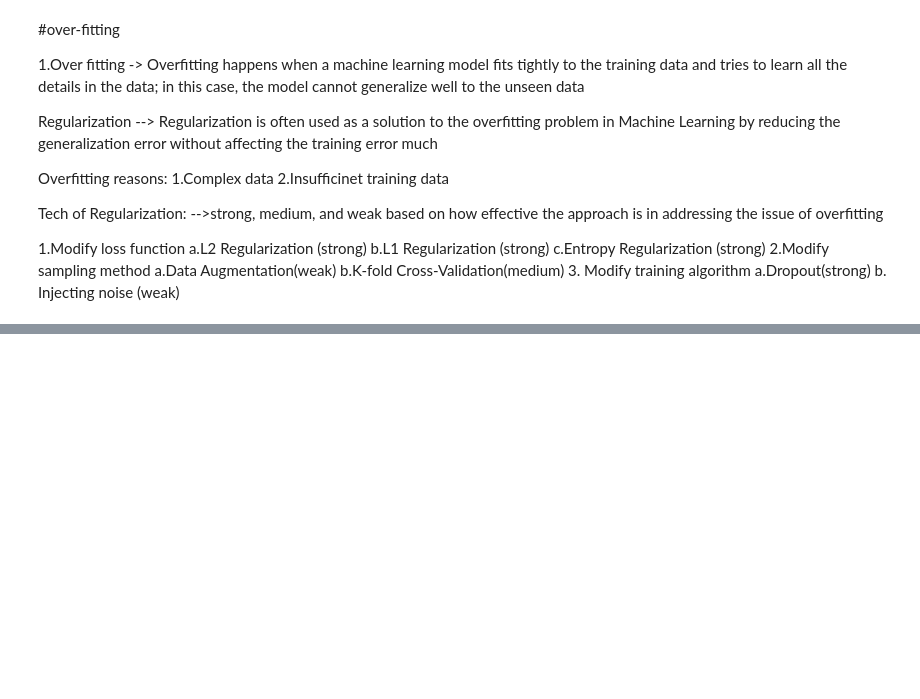
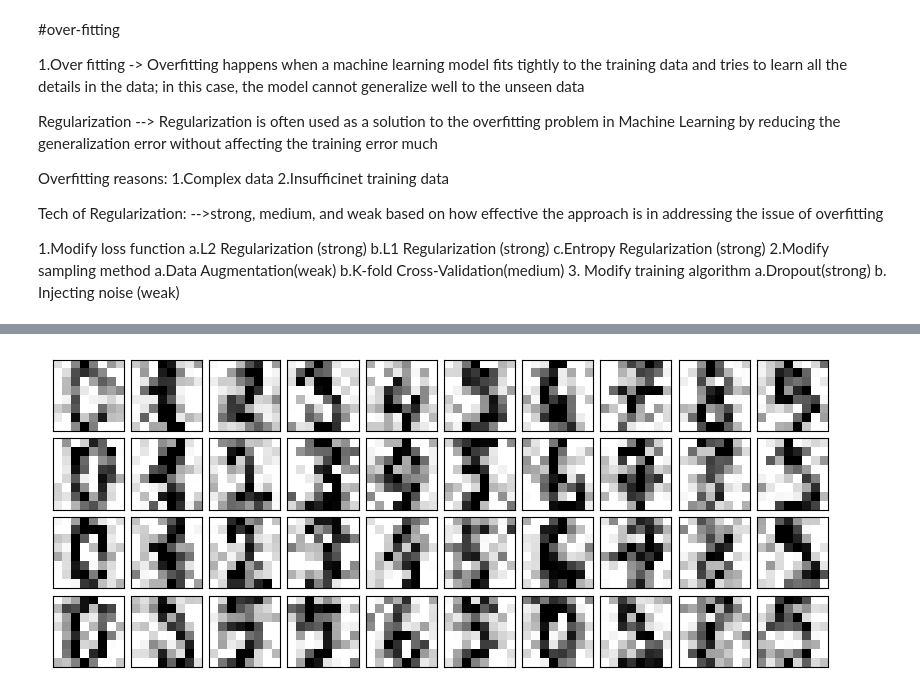
Before and after one commit to VedaVinothiniShastra/DS_PT_2, a Jupyter notebook: Day 17.ipynb, the cells around one changed output, grey strips where cells are left out. Drawn from its saved outputs; the diff is of its cells as text; code cells hidden in the pictures; blank space fills up the shorter version.

```diff
--- a/Day 17.ipynb
+++ b/Day 17.ipynb
@@ -205,0 +206,6 @@ plot_digits(digits.data)
+# %%
+np.random.seed(42)
+noisy = np.random.normal(digits.data, 4)
+plot_digits(noisy)
+# %% [output]
+[figure, added]
```
Also changed, not shown: parts of 16 cells of this notebook, 1 other file.
